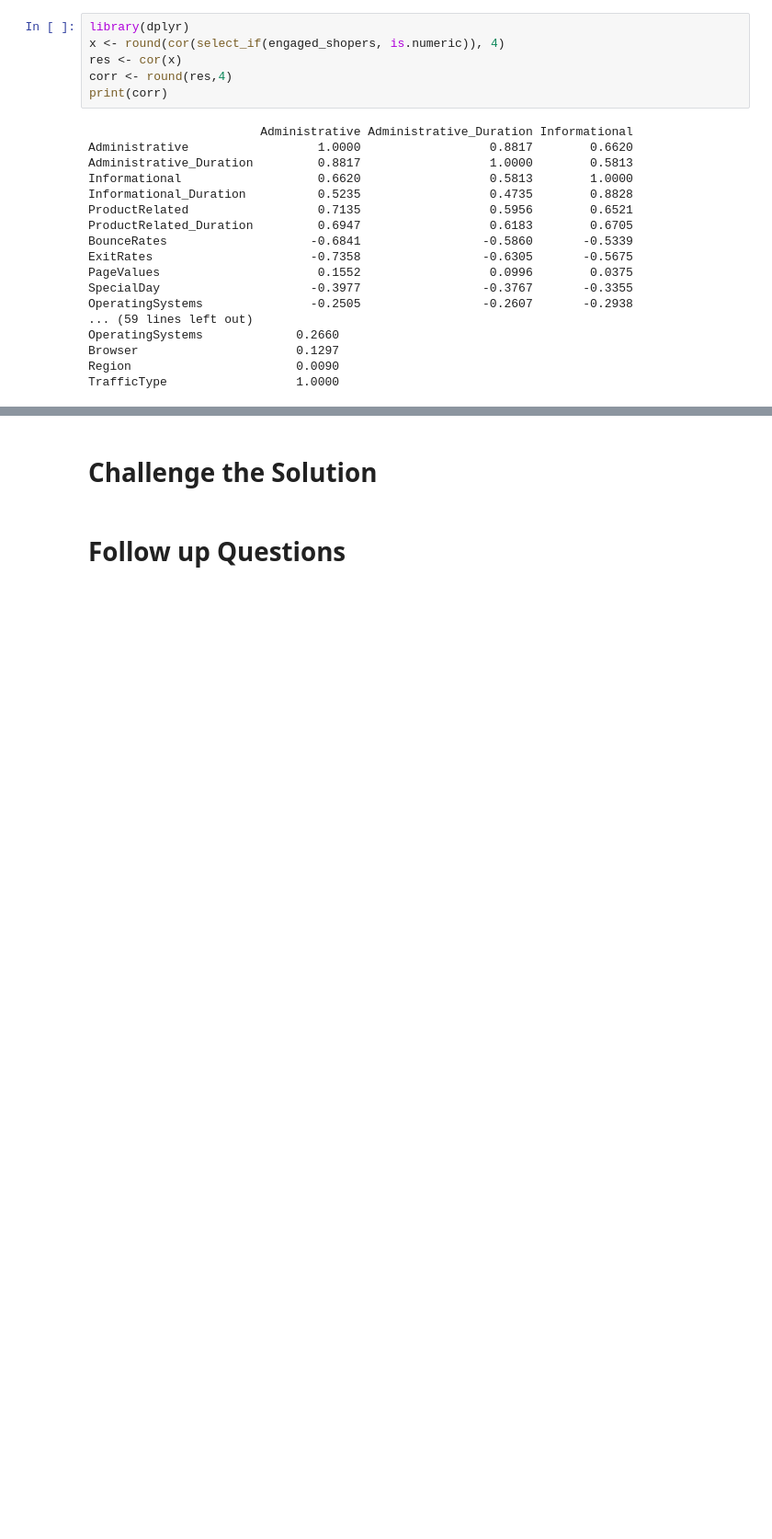
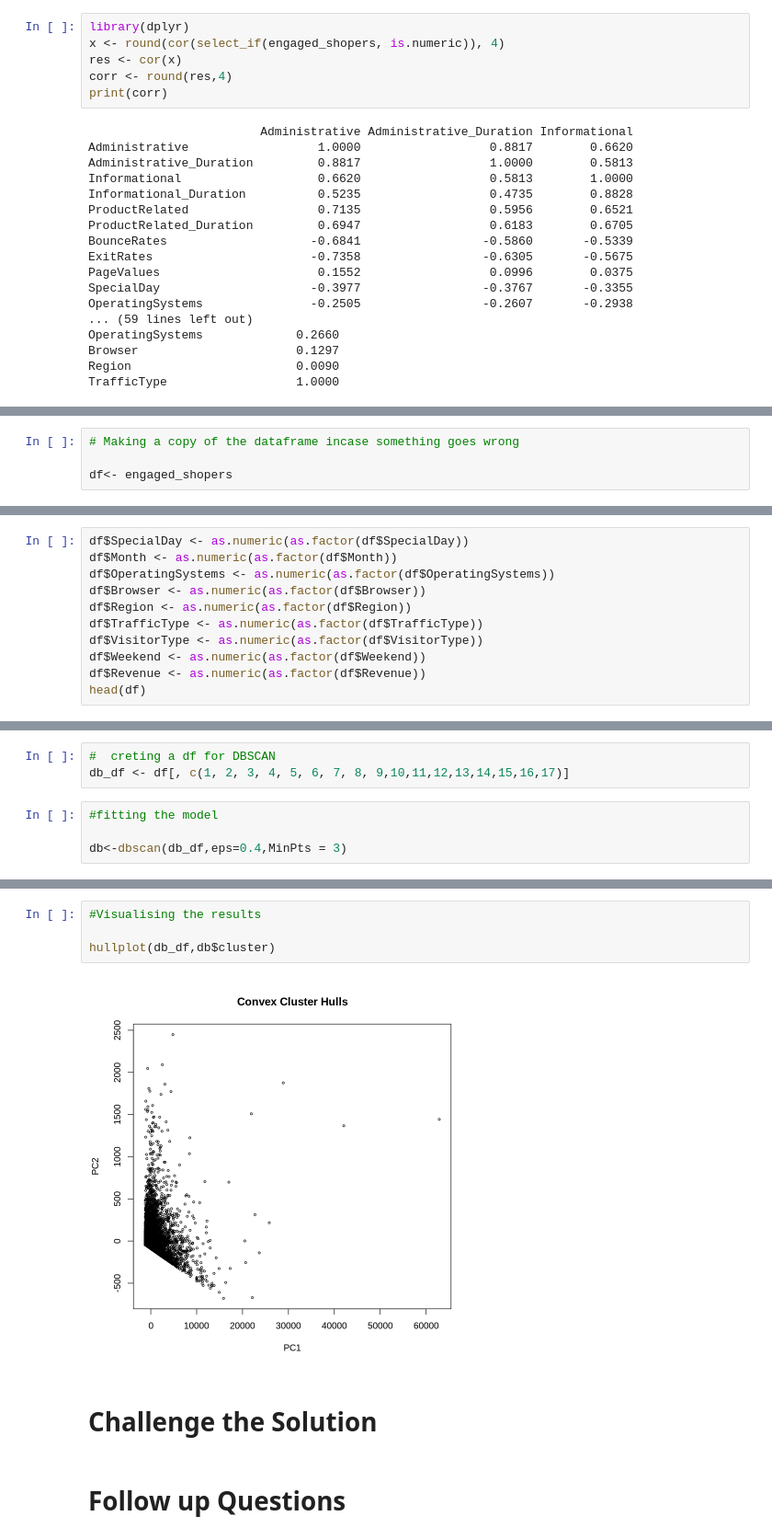
Before and after one commit to UnplugCharger/Week-13, a Jupyter notebook: Week_13_Unsupervised_Learning.ipynb, the cells around one changed output, grey strips where cells are left out. Shown at 92% size. Drawn from its saved outputs; the diff is of its cells as text; blank space fills up the shorter version.

```diff
--- a/Week_13_Unsupervised_Learning.ipynb
+++ b/Week_13_Unsupervised_Learning.ipynb
@@ -355,0 +379,4 @@ TrafficType                  1.0000
+# %%
+# Making a copy of the dataframe incase something goes wrong
+
+df<- engaged_shopers
@@ -355,0 +397,11 @@ TrafficType                  1.0000
+# %%
+df$SpecialDay <- as.numeric(as.factor(df$SpecialDay))
+df$Month <- as.numeric(as.factor(df$Month))
+df$OperatingSystems <- as.numeric(as.factor(df$OperatingSystems))
+df$Browser <- as.numeric(as.factor(df$Browser))
+df$Region <- as.numeric(as.factor(df$Region))
+df$TrafficType <- as.numeric(as.factor(df$TrafficType))
+df$VisitorType <- as.numeric(as.factor(df$VisitorType))
+df$Weekend <- as.numeric(as.factor(df$Weekend))
+df$Revenue <- as.numeric(as.factor(df$Revenue))
+head(df)
@@ -355,0 +430,7 @@ TrafficType                  1.0000
+# %%
+#  creting a df for DBSCAN
+db_df <- df[, c(1, 2, 3, 4, 5, 6, 7, 8, 9,10,11,12,13,14,15,16,17)]
+# %%
+#fitting the model
+
+db<-dbscan(db_df,eps=0.4,MinPts = 3)
@@ -356,3 +452,9 @@ TrafficType                  1.0000
+# %%
+#Visualising the results
+
+hullplot(db_df,db$cluster)
+# %% [output]
+[figure, added]
 # %% [markdown]
 # Challenge the Solution
 # %% [markdown]
```
Also changed, not shown: parts of 9 cells of this notebook.
